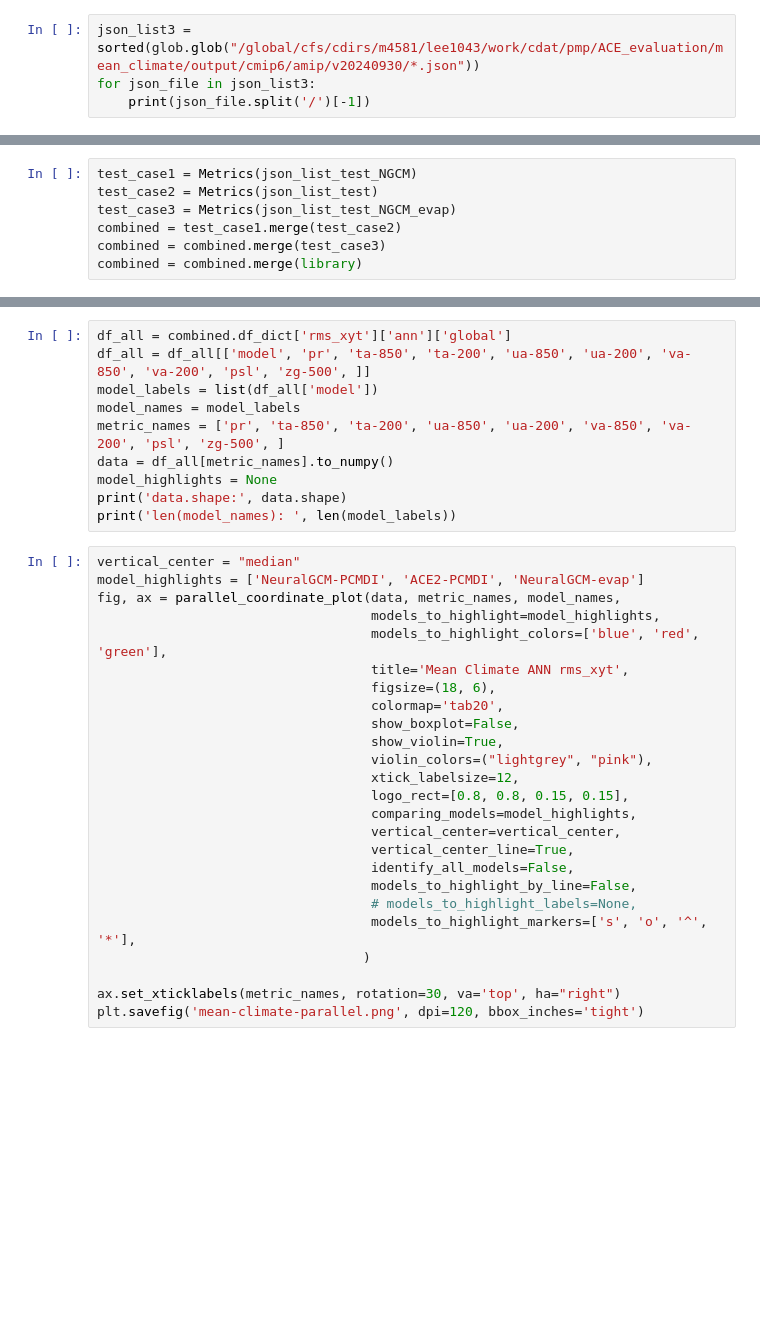
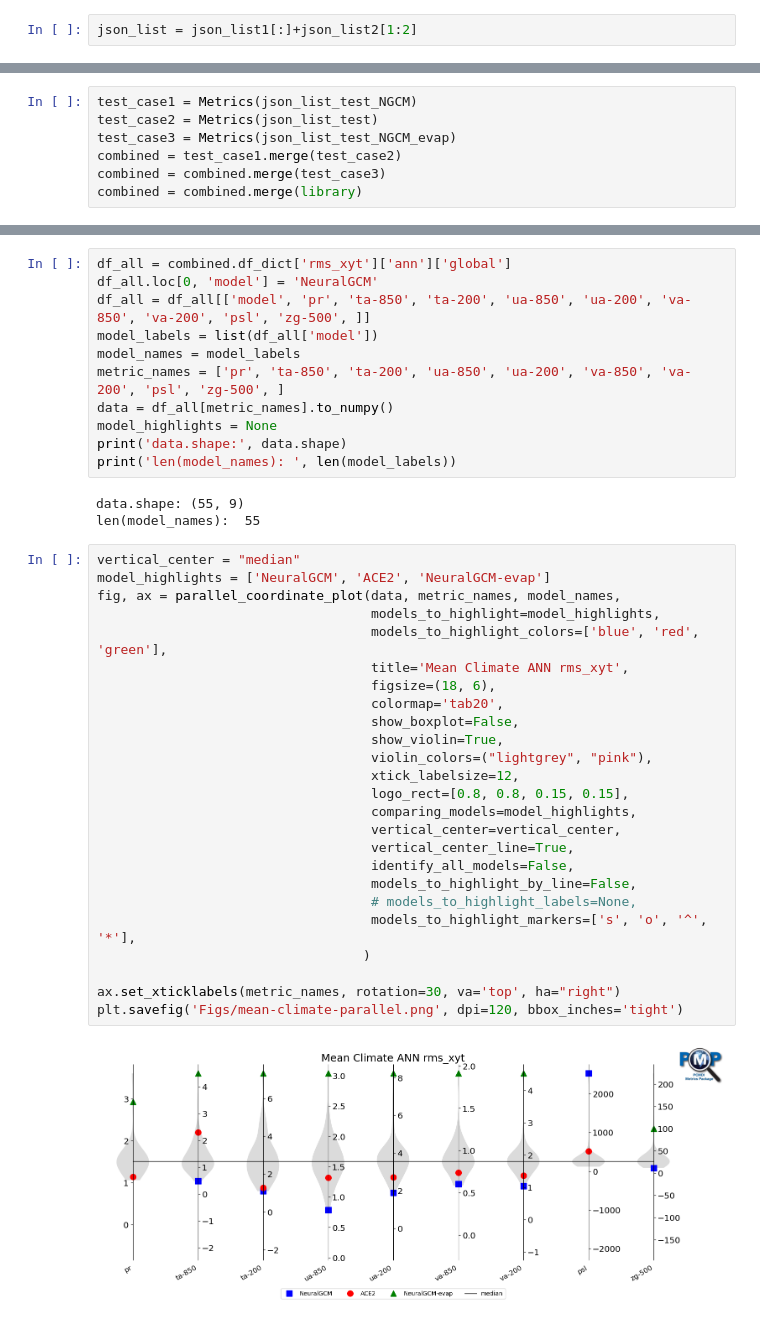
Before and after one commit to ShihengDuan/EarthAIModelEval, a Jupyter notebook: mean-climate-parallel.ipynb, the cells around one changed output, grey strips where cells are left out. Cells and saved outputs as stored; diff of their text form; blank space fills up the shorter version.

```diff
--- a/mean-climate-parallel.ipynb
+++ b/mean-climate-parallel.ipynb
@@ -22,5 +40,3 @@ for json_file in json_list2:
 # %%
-json_list3 = sorted(glob.glob("/global/cfs/cdirs/m4581/lee1043/work/cdat/pmp/ACE_evaluation/mean_climate/output/cmip6/amip/v20240930/*.json"))
-for json_file in json_list3:
-    print(json_file.split('/')[-1])
+json_list = json_list1[:]+json_list2[1:2]
 # %%
@@ -81,5 +161,6 @@ ax.set_xticklabels(metric_names, rotation=30, va='top', ha="right")
 # %%
 df_all = combined.df_dict['rms_xyt']['ann']['global']
+df_all.loc[0, 'model'] = 'NeuralGCM'
 df_all = df_all[['model', 'pr', 'ta-850', 'ta-200', 'ua-850', 'ua-200', 'va-850', 'va-200', 'psl', 'zg-500', ]]
 model_labels = list(df_all['model'])
 model_names = model_labels
@@ -88,28 +169,33 @@ data = df_all[metric_names].to_numpy()
 model_highlights = None
 print('data.shape:', data.shape)
 print('len(model_names): ', len(model_labels))
+# %% [output]
+data.shape: (55, 9)
+len(model_names):  55
 # %%
 vertical_center = "median"
-model_highlights = ['NeuralGCM-PCMDI', 'ACE2-PCMDI', 'NeuralGCM-evap']
+model_highlights = ['NeuralGCM', 'ACE2', 'NeuralGCM-evap']
 fig, ax = parallel_coordinate_plot(data, metric_names, model_names,
                                    models_to_highlight=model_highlights,
                                    models_to_highlight_colors=['blue', 'red', 'green'],
                                    title='Mean Climate ANN rms_xyt',
                                    figsize=(18, 6),
                                    colormap='tab20',
                                    show_boxplot=False,
                                    show_violin=True,
                                    violin_colors=("lightgrey", "pink"),
                                    xtick_labelsize=12,
                                    logo_rect=[0.8, 0.8, 0.15, 0.15],
                                    comparing_models=model_highlights,
                                    vertical_center=vertical_center,
                                    vertical_center_line=True,
                                    identify_all_models=False,
                                    models_to_highlight_by_line=False,
                                    # models_to_highlight_labels=None,
                                    models_to_highlight_markers=['s', 'o', '^', '*'],
                                   )
 
 ax.set_xticklabels(metric_names, rotation=30, va='top', ha="right")
-plt.savefig('mean-climate-parallel.png', dpi=120, bbox_inches='tight')
+plt.savefig('Figs/mean-climate-parallel.png', dpi=120, bbox_inches='tight')
+# %% [output]
+[figure, added]
```
Also changed, not shown: parts of 10 cells of this notebook.
